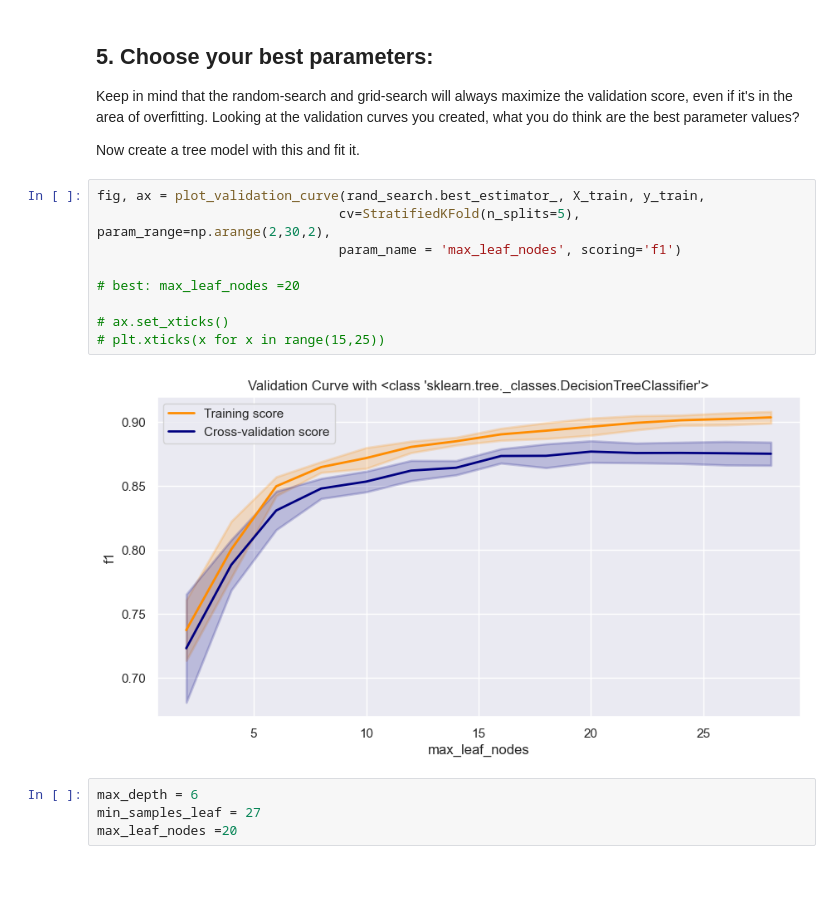
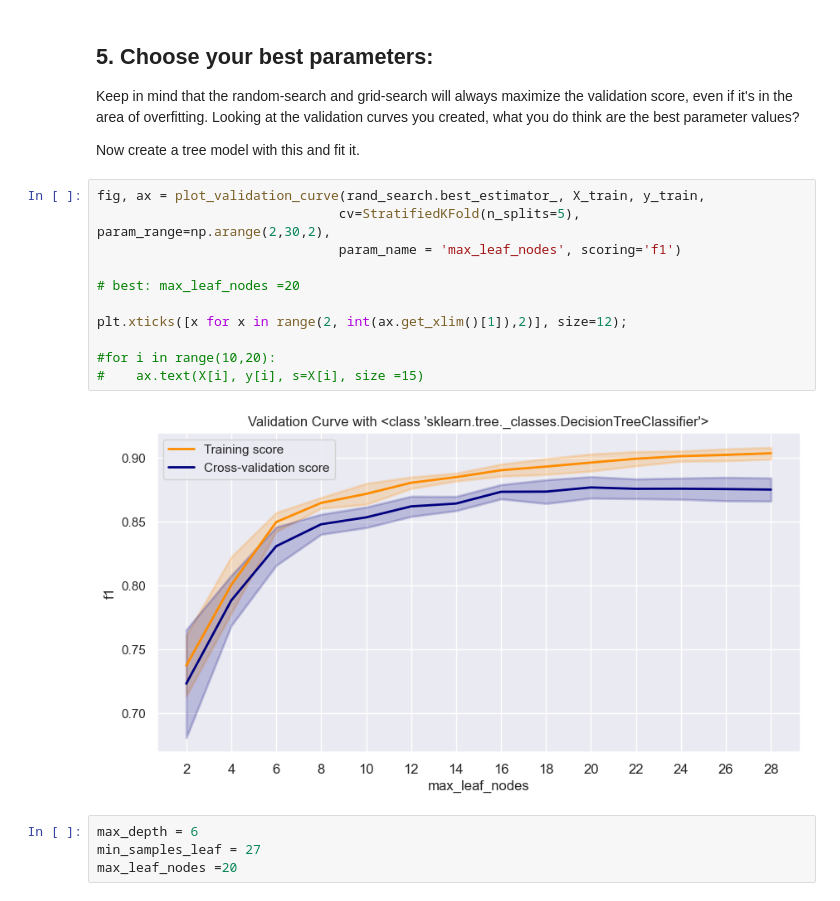
Before and after one commit to fan-yang-md/codingnomads, a Jupyter notebook: data-science-machine-learning-main/notebooks/07_Decision_Trees_Cross_Validation.ipynb, the cells around one changed output. Cells and saved outputs as stored; diff of their text form; blank space fills up the shorter version.

```diff
--- a/data-science-machine-learning-main/notebooks/07_Decision_Trees_Cross_Validation.ipynb
+++ b/data-science-machine-learning-main/notebooks/07_Decision_Trees_Cross_Validation.ipynb
@@ -390,14 +390,16 @@ Now create a tree model with this and fit it.
 # %%
 fig, ax = plot_validation_curve(rand_search.best_estimator_, X_train, y_train,
                                cv=StratifiedKFold(n_splits=5), param_range=np.arange(2,30,2),
                                param_name = 'max_leaf_nodes', scoring='f1')
 
 # best: max_leaf_nodes =20
 
-# ax.set_xticks()
-# plt.xticks(x for x in range(15,25))
+plt.xticks([x for x in range(2, int(ax.get_xlim()[1]),2)], size=12);
+
+#for i in range(10,20):
+#    ax.text(X[i], y[i], s=X[i], size =15)
 # %% [output]
-[figure, old version]
+[figure, new version]
 # %%
 max_depth = 6
 min_samples_leaf = 27
```
Also changed, not shown: 1 other file.
